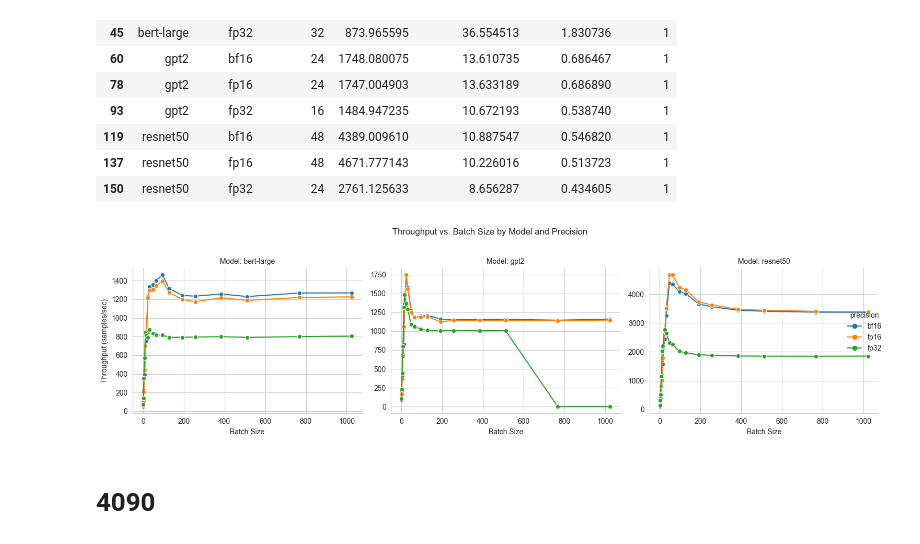
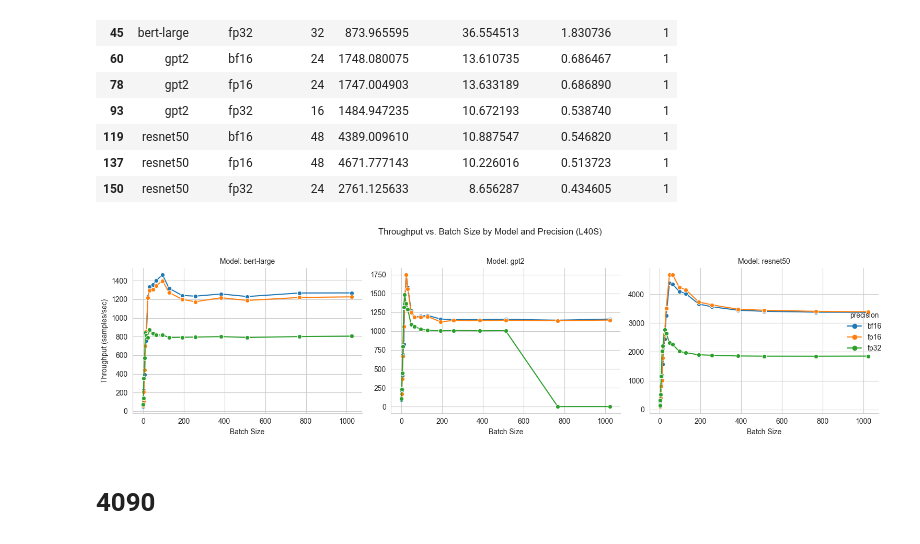
Before and after one commit to henriqueutzig/tcc_mixed_precision, a Jupyter notebook: precision/eval_precision_infer.ipynb, the cells around one changed output. Cells and saved outputs as stored; diff of their text form; code cells hidden in the pictures.

```diff
--- a/precision/eval_precision_infer.ipynb
+++ b/precision/eval_precision_infer.ipynb
@@ -33,34 +36,34 @@ Most performant configuration for each model and precision (based on max through
 # %%
 # Set the aesthetic style of the plots
 sns.set_style("whitegrid")
 
 # Create a faceted plot to compare throughput across different batch sizes for each model and precision
 g = sns.relplot(
     data=df_summary,
     x='batch_size',
     y='throughput',
     hue='precision',
     col='model',
     kind='line',
     marker='o',  # Add markers to indicate the exact batch sizes tested
     col_wrap=3,  # Wrap the columns after 3 plots
     height=4,
     aspect=1.2,
     facet_kws={'sharey': False, 'sharex': False}
 )
 
 # Set titles and labels
-g.fig.suptitle('Throughput vs. Batch Size by Model and Precision', y=1.03)
+g.fig.suptitle('Throughput vs. Batch Size by Model and Precision (L40S)', y=1.03)
 g.set_axis_labels("Batch Size", "Throughput (samples/sec)")
 g.set_titles("Model: {col_name}")
 
 # Adjust layout to make room for the suptitle
 plt.tight_layout()
 
 # Show the plot
 plt.show()
 # %% [output]
-[figure, old version]
+[figure, new version]
 # %% [markdown]
 # 4090
 # %%
```
Also changed, not shown: parts of 3 cells of this notebook, 27 other files.
